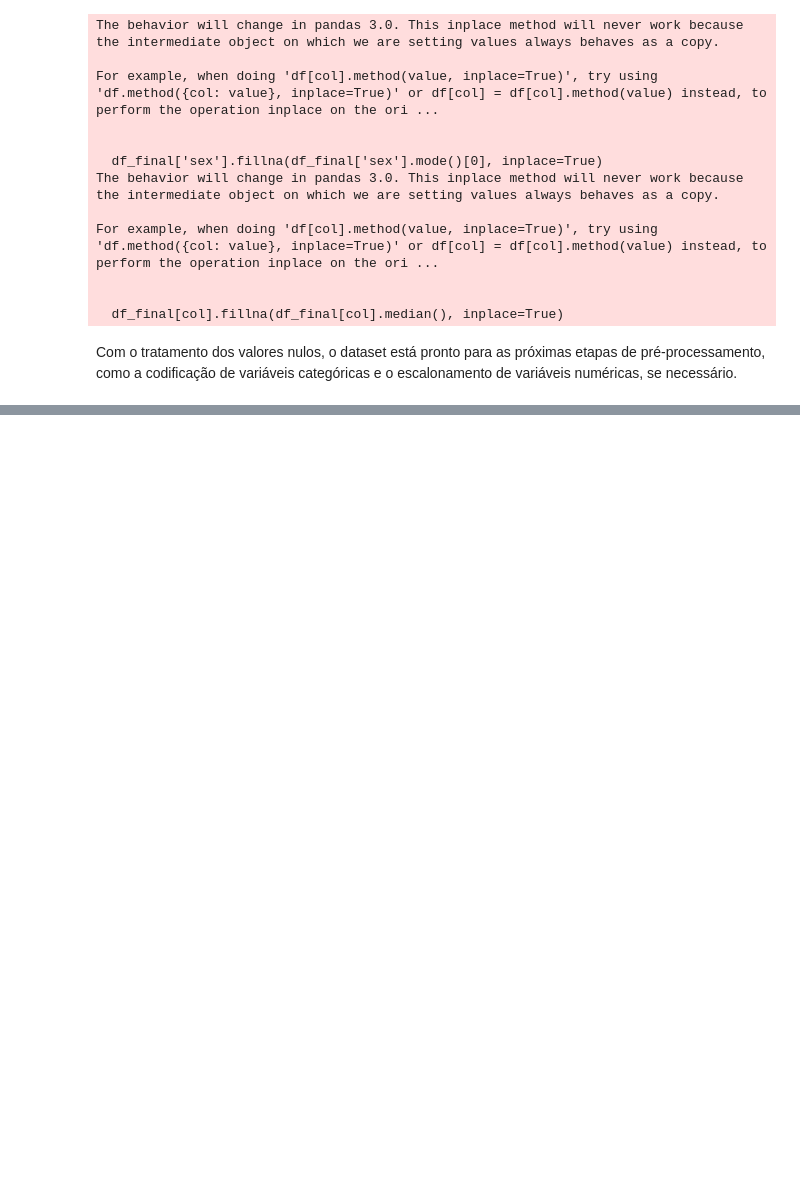
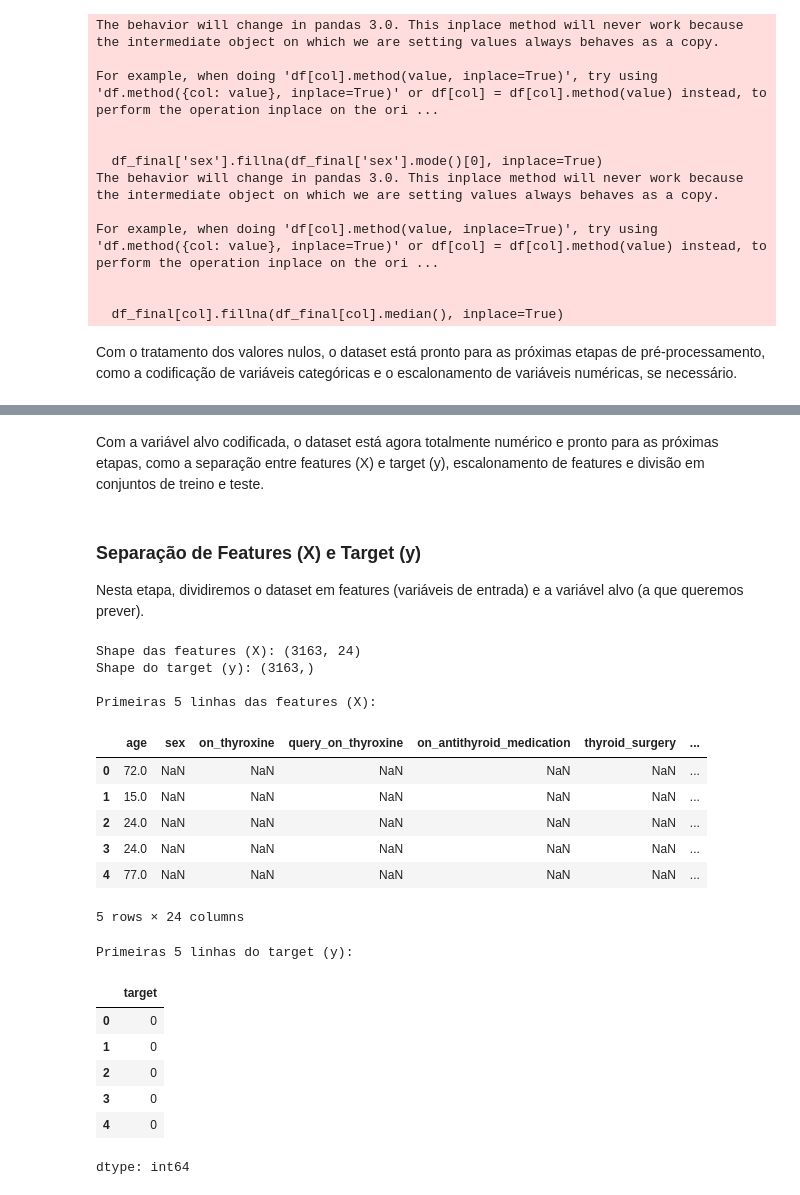
Before and after one commit to mvaraujo1977/TechCahllenge_Tireoide, a Jupyter notebook: model_tireoide.ipynb, the cells around one changed output, grey strips where cells are left out. Cells and saved outputs as stored; diff of their text form; code cells hidden in the pictures; blank space fills up the shorter version.

```diff
--- a/model_tireoide.ipynb
+++ b/model_tireoide.ipynb
@@ -277,0 +357,17 @@ Com o tratamento dos valores nulos, o dataset está pronto para as próximas eta
+# %%
+from sklearn.preprocessing import LabelEncoder
+
+# Inicializar o LabelEncoder
+le = LabelEncoder()
+
+# Ajustar e transformar a coluna 'target'
+df_final['target'] = le.fit_transform(df_final['target'])
+
+print("Valores únicos na coluna 'target' após a codificação:")
+print(df_final['target'].unique())
+print("Mapeamento do LabelEncoder:")
+for i, item in enumerate(le.classes_):
+    print(f"  {item} -> {i}")
+
+print('\nTipos de dados atualizados após a codificação do target:')
+print(df_final.info())
@@ -277,0 +392,39 @@ Com o tratamento dos valores nulos, o dataset está pronto para as próximas eta
+# %% [markdown]
+Com a variável alvo codificada, o dataset está agora totalmente numérico e pronto para as próximas etapas, como a separação entre features (X) e target (y), escalonamento de features e divisão em conjuntos de treino e teste.
+# %% [markdown]
+### Separação de Features (X) e Target (y)
+
+Nesta etapa, dividiremos o dataset em features (variáveis de entrada) e a variável alvo (a que queremos prever).
+# %%
+# Separar as features (X) da variável alvo (y)
+X = df_final.drop('target', axis=1)
+y = df_final['target']
+
+print("Shape das features (X):", X.shape)
+print("Shape do target (y):", y.shape)
+
+print('\nPrimeiras 5 linhas das features (X):')
+display(X.head())
+
+print('\nPrimeiras 5 linhas do target (y):')
+display(y.head())
+# %% [output]
+Shape das features (X): (3163, 24)
+Shape do target (y): (3163,)
+
+Primeiras 5 linhas das features (X):
+|  | age | sex | on_thyroxine | query_on_thyroxine | on_antithyroid_medication | thyroid_surgery | ... |
+| 0 | 72.0 | NaN | NaN | NaN | NaN | NaN | ... |
+| 1 | 15.0 | NaN | NaN | NaN | NaN | NaN | ... |
+| 2 | 24.0 | NaN | NaN | NaN | NaN | NaN | ... |
+| 3 | 24.0 | NaN | NaN | NaN | NaN | NaN | ... |
+| 4 | 77.0 | NaN | NaN | NaN | NaN | NaN | ... |
+5 rows × 24 columns
+Primeiras 5 linhas do target (y):
+|  | target |
+| 0 | 0 |
+| 1 | 0 |
+| 2 | 0 |
+| 3 | 0 |
+| 4 | 0 |
+dtype: int64
```
Also changed, not shown: parts of 14 cells of this notebook.
